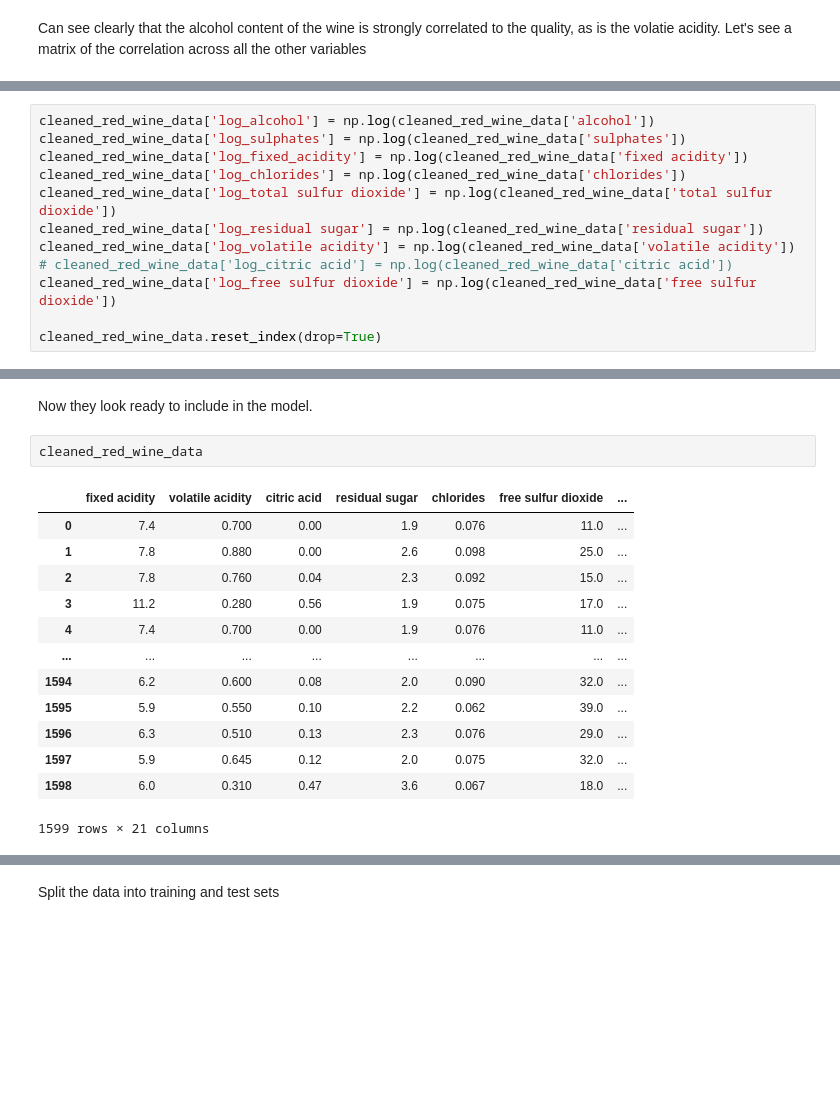
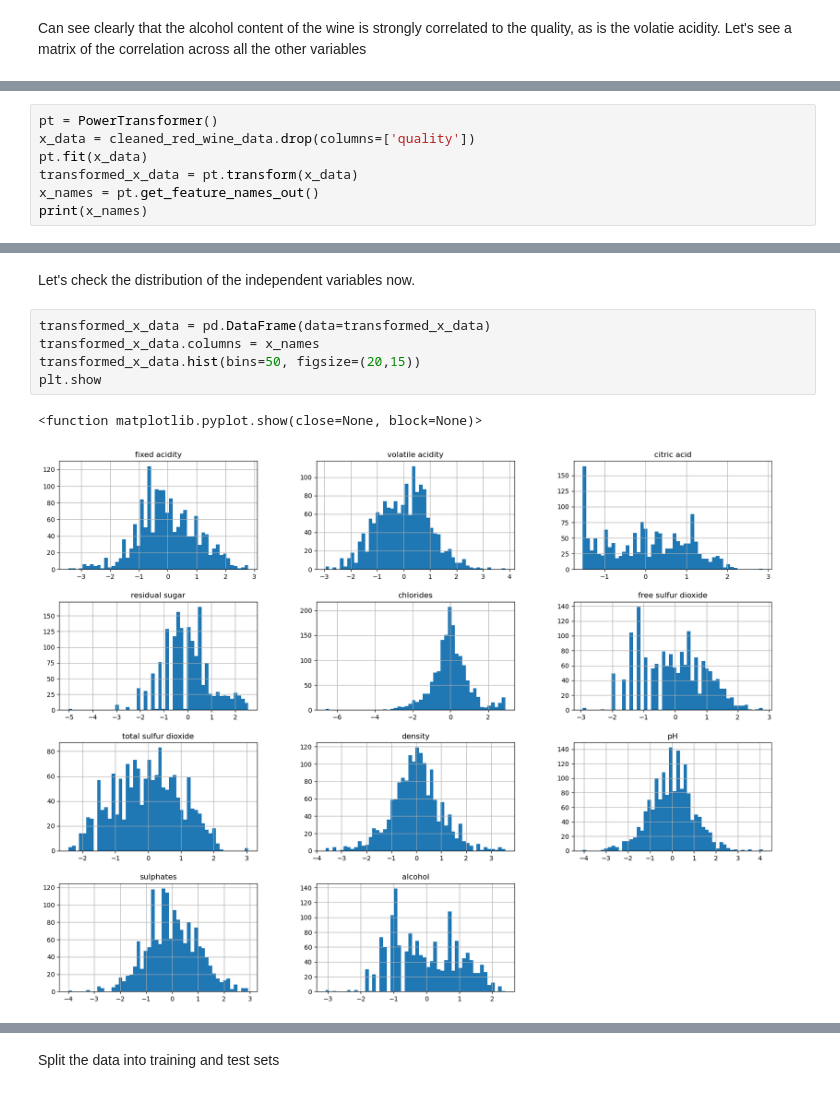
Before and after one commit to AlexPorter0/wine_prediction_model, a Jupyter notebook: Wine Quality Regression Model.ipynb, the cells around one changed output, grey strips where cells are left out. Drawn from its saved outputs; the diff is of its cells as text; blank space fills up the shorter version.

Commit message:
reorganise notebook and trial different model forms

```diff
--- a/Wine Quality Regression Model.ipynb
+++ b/Wine Quality Regression Model.ipynb
@@ -158,13 +310,8 @@ As you can see from the histograms above that the alcohol and sulphates variable
 # %%
-cleaned_red_wine_data['log_alcohol'] = np.log(cleaned_red_wine_data['alcohol'])
-cleaned_red_wine_data['log_sulphates'] = np.log(cleaned_red_wine_data['sulphates'])
-cleaned_red_wine_data['log_fixed_acidity'] = np.log(cleaned_red_wine_data['fixed acidity'])
-cleaned_red_wine_data['log_chlorides'] = np.log(cleaned_red_wine_data['chlorides'])
-cleaned_red_wine_data['log_total sulfur dioxide'] = np.log(cleaned_red_wine_data['total sulfur dioxide'])
-cleaned_red_wine_data['log_residual sugar'] = np.log(cleaned_red_wine_data['residual sugar'])
-cleaned_red_wine_data['log_volatile acidity'] = np.log(cleaned_red_wine_data['volatile acidity'])
-# cleaned_red_wine_data['log_citric acid'] = np.log(cleaned_red_wine_data['citric acid'])
-cleaned_red_wine_data['log_free sulfur dioxide'] = np.log(cleaned_red_wine_data['free sulfur dioxide'])
-
-cleaned_red_wine_data.reset_index(drop=True)
+pt = PowerTransformer()
+x_data = cleaned_red_wine_data.drop(columns=['quality'])
+pt.fit(x_data)
+transformed_x_data = pt.transform(x_data)
+x_names = pt.get_feature_names_out()
+print(x_names)
 # %% [output]
@@ -190,18 +321,10 @@ plt.show
-# %% [markdown]
-Now they look ready to include in the model.
-# %%
-cleaned_red_wine_data
-# %% [output]
-|  | fixed acidity | volatile acidity | citric acid | residual sugar | chlorides | free sulfur dioxide | ... |
-| 0 | 7.4 | 0.700 | 0.00 | 1.9 | 0.076 | 11.0 | ... |
-| 1 | 7.8 | 0.880 | 0.00 | 2.6 | 0.098 | 25.0 | ... |
-| 2 | 7.8 | 0.760 | 0.04 | 2.3 | 0.092 | 15.0 | ... |
-| 3 | 11.2 | 0.280 | 0.56 | 1.9 | 0.075 | 17.0 | ... |
-| 4 | 7.4 | 0.700 | 0.00 | 1.9 | 0.076 | 11.0 | ... |
-| ... | ... | ... | ... | ... | ... | ... | ... |
-| 1594 | 6.2 | 0.600 | 0.08 | 2.0 | 0.090 | 32.0 | ... |
-| 1595 | 5.9 | 0.550 | 0.10 | 2.2 | 0.062 | 39.0 | ... |
-| 1596 | 6.3 | 0.510 | 0.13 | 2.3 | 0.076 | 29.0 | ... |
-| 1597 | 5.9 | 0.645 | 0.12 | 2.0 | 0.075 | 32.0 | ... |
-| 1598 | 6.0 | 0.310 | 0.47 | 3.6 | 0.067 | 18.0 | ... |
-1599 rows × 21 columns
+# %% [markdown]
+Let's check the distribution of the independent variables now.
+# %%
+transformed_x_data = pd.DataFrame(data=transformed_x_data)
+transformed_x_data.columns = x_names
+transformed_x_data.hist(bins=50, figsize=(20,15))
+plt.show
+# %% [output]
+<function matplotlib.pyplot.show(close=None, block=None)>
+[figure, added]
```
Also changed, not shown: parts of 93 cells of this notebook.
